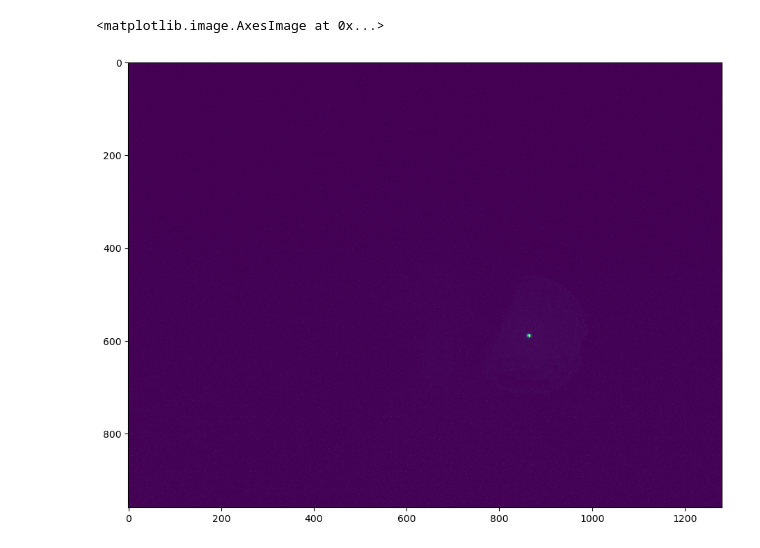
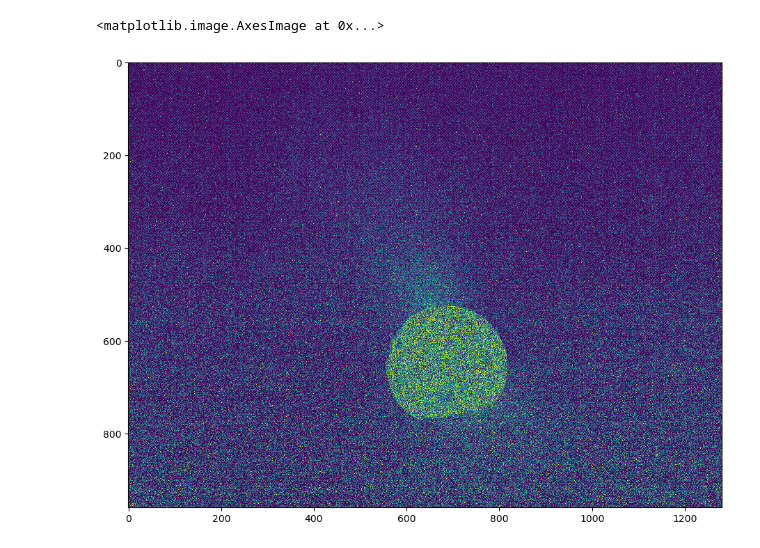
Before and after one commit to aquilesC/DisperPy, a Jupyter notebook: examples/View_Saved_File.ipynb, the cells around one changed output. Cells and saved outputs as stored; diff of their text form; code cells hidden in the pictures.

Commit message:
Updated script to make images of fiber end

```diff
--- a/examples/View_Saved_File.ipynb
+++ b/examples/View_Saved_File.ipynb
@@ -11,7 +9,0 @@ data = np.load(os.path.join(DATA_DIR, filename))
-# %%
-fig, ax = plt.subplots(figsize=(11,10), dpi=100)
-fig.set()
-plt.imshow(data.T)
-# %% [output]
-<matplotlib.image.AxesImage at 0x...>
-[figure, removed]
@@ -17,0 +19,12 @@ plt.imshow(data.T)
+# %%
+file = "fiber_end_1902060_0.npy"
+filename = os.path.join(DATA_DIR,file)
+data = np.load(os.path.join(DATA_DIR, filename)).astype(np.uint8)
+# test_img = mask*np.ones(data.shape, dtype=np.uint8)*2**8
+circles = cv2.HoughCircles(np.uint8(data),cv2.HOUGH_GRADIENT,10,50,param1=50,param2=30,minRadius=100,maxRadius=0)
+fig, ax = plt.subplots(figsize=(11,10), dpi=100)
+fig.set()
+plt.imshow(data.T)
+# %% [output]
+<matplotlib.image.AxesImage at 0x...>
+[figure, added]
```
Also changed, not shown: parts of 11 cells of this notebook, 1 other file.
